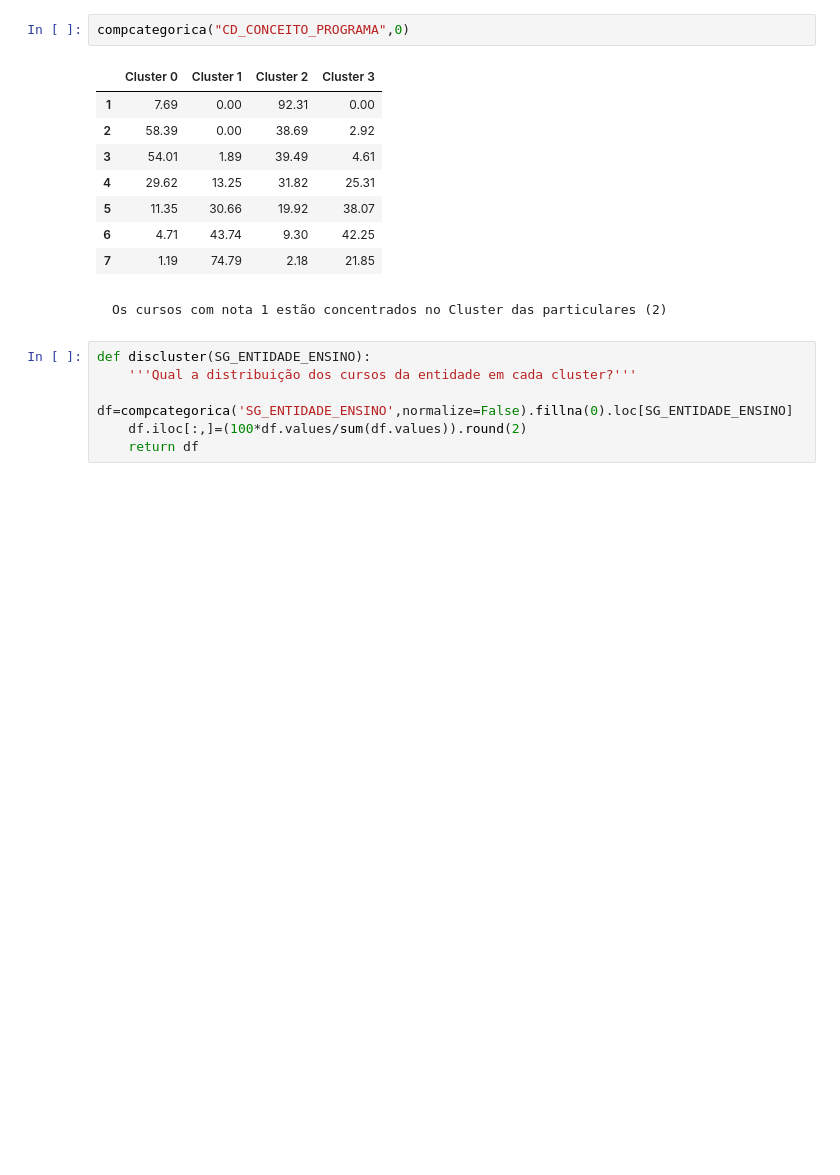
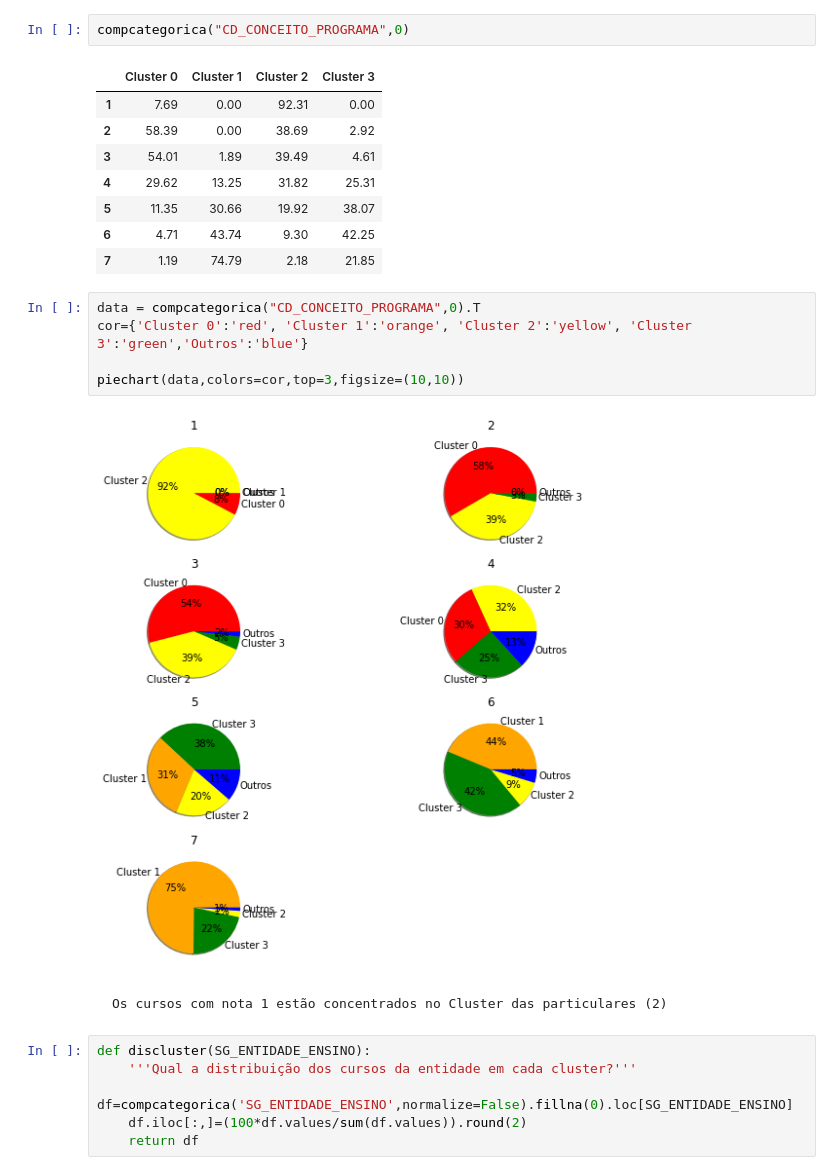
Before and after one commit to ieee-uerj/capes-data-analysis, a Jupyter notebook: Gustavo/Clusterização da Grande Base.ipynb, the cells around one changed output. Cells and saved outputs as stored; diff of their text form; blank space fills up the shorter version.

```diff
--- a/Gustavo/Clusterização da Grande Base.ipynb
+++ b/Gustavo/Clusterização da Grande Base.ipynb
@@ -419,6 +444,13 @@ compcategorica("CD_CONCEITO_PROGRAMA",0)
 | 5 | 11.35 | 30.66 | 19.92 | 38.07 |
 | 6 | 4.71 | 43.74 | 9.30 | 42.25 |
 | 7 | 1.19 | 74.79 | 2.18 | 21.85 |
+# %%
+data = compcategorica("CD_CONCEITO_PROGRAMA",0).T
+cor={'Cluster 0':'red', 'Cluster 1':'orange', 'Cluster 2':'yellow', 'Cluster 3':'green','Outros':'blue'}
+
+piechart(data,colors=cor,top=3,figsize=(10,10))
+# %% [output]
+[figure, added]
 # %% [markdown]
     Os cursos com nota 1 estão concentrados no Cluster das particulares (2)
 # %%
```
Also changed, not shown: parts of 7 cells of this notebook.
